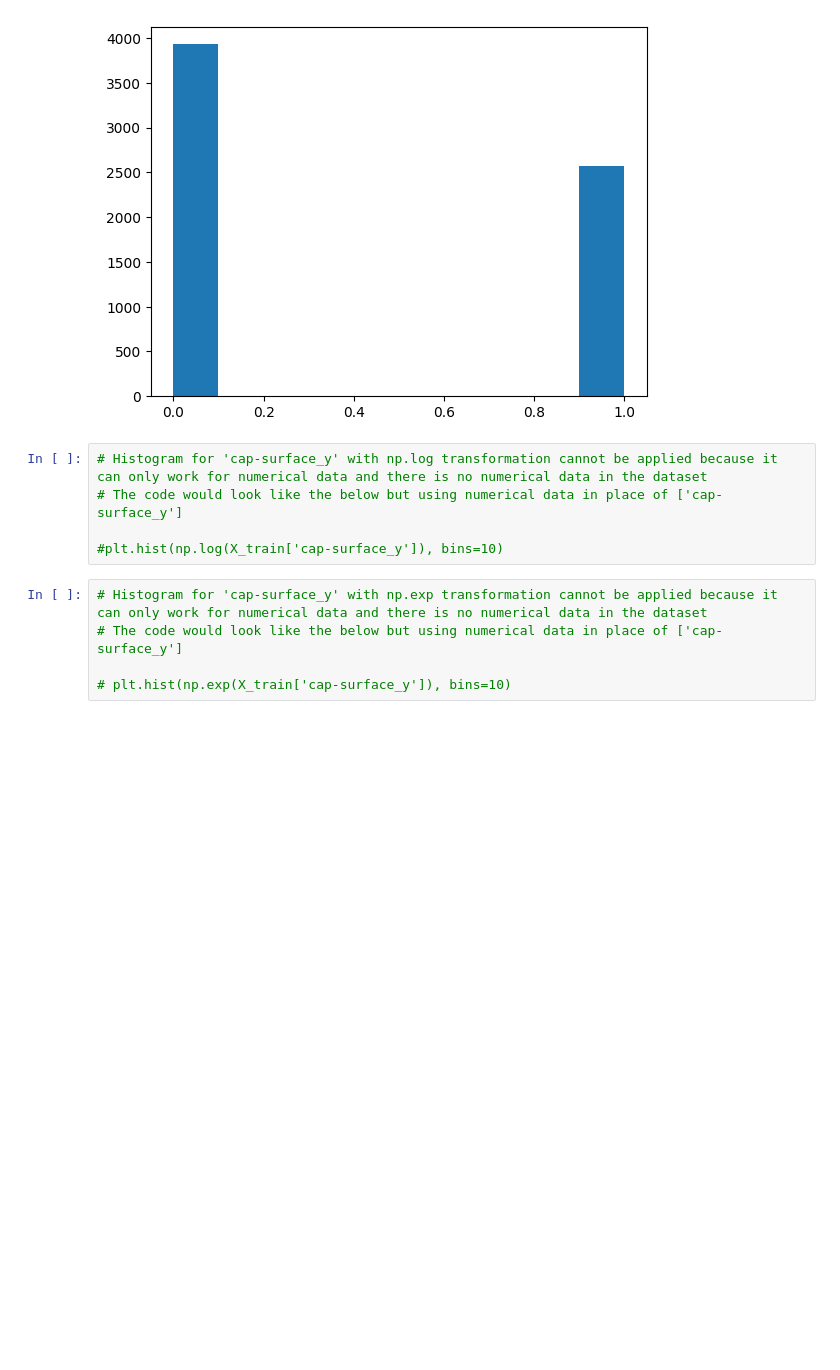
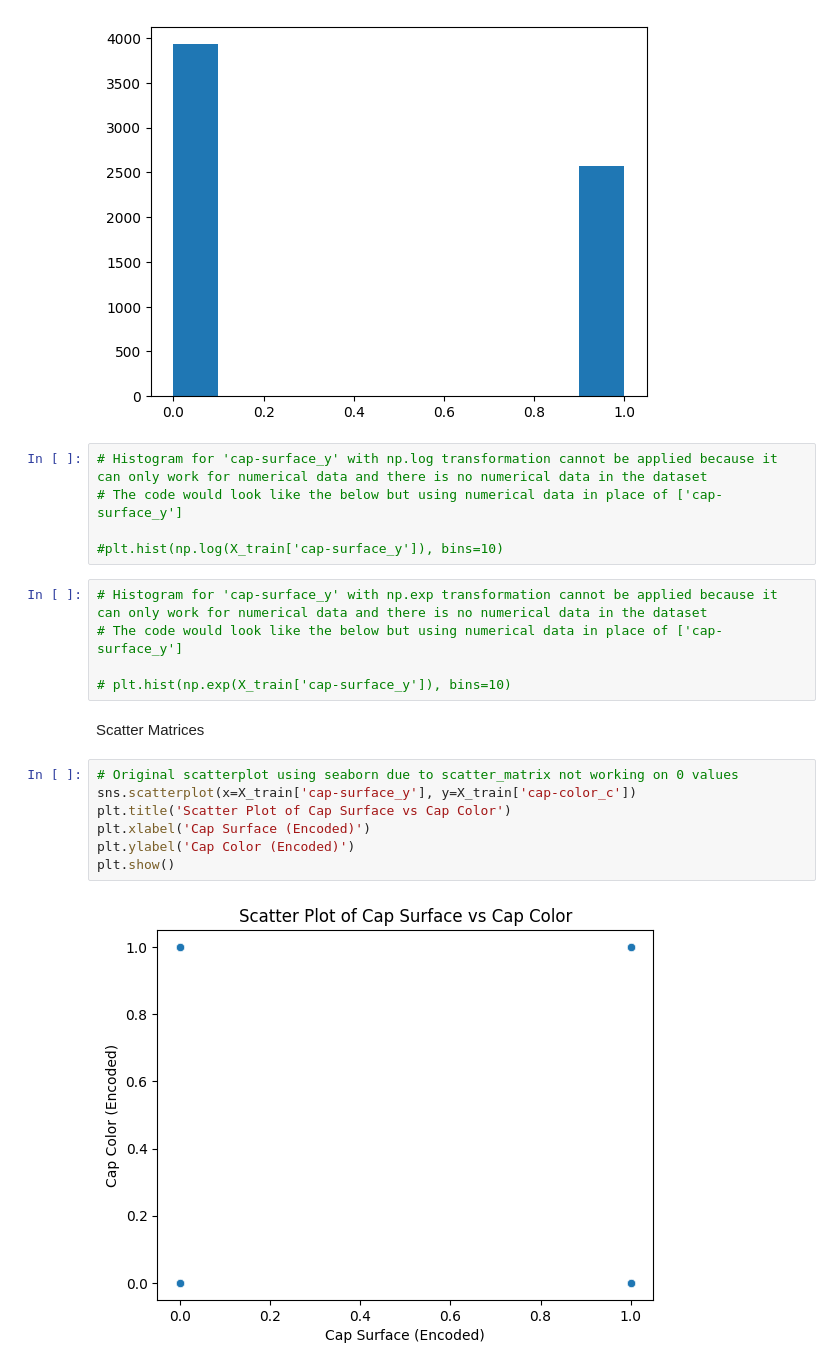
Before and after one commit to atoothman/data71200, a Jupyter notebook: DATA_71200_Project_1_Mushroom_Classification_Toothman.ipynb, the cells around one changed output. Saved outputs shown, nothing was run; the diff lists cells and outputs as text; blank space fills up the shorter version.

```diff
--- a/DATA_71200_Project_1_Mushroom_Classification_Toothman.ipynb
+++ b/DATA_71200_Project_1_Mushroom_Classification_Toothman.ipynb
@@ -455,3 +455,14 @@ plt.show()
 # The code would look like the below but using numerical data in place of ['cap-surface_y']
 
 # plt.hist(np.exp(X_train['cap-surface_y']), bins=10)
+# %% [markdown]
+Scatter Matrices
+# %%
+# Original scatterplot using seaborn due to scatter_matrix not working on 0 values
+sns.scatterplot(x=X_train['cap-surface_y'], y=X_train['cap-color_c'])
+plt.title('Scatter Plot of Cap Surface vs Cap Color')
+plt.xlabel('Cap Surface (Encoded)')
+plt.ylabel('Cap Color (Encoded)')
+plt.show()
+# %% [output]
+[figure, added]
```
Also changed, not shown: parts of 2 cells of this notebook.
